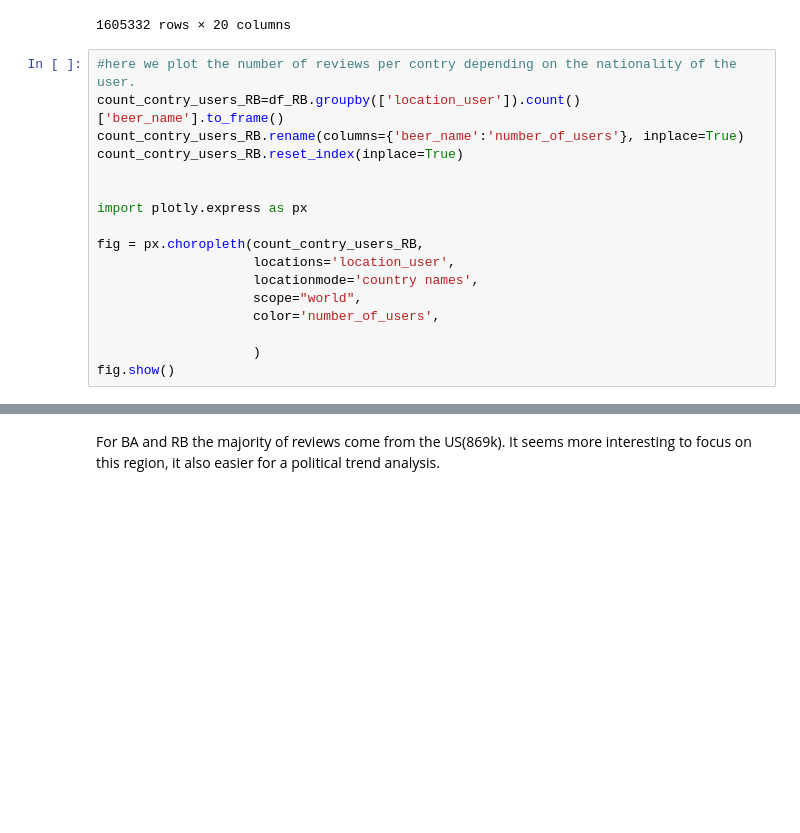
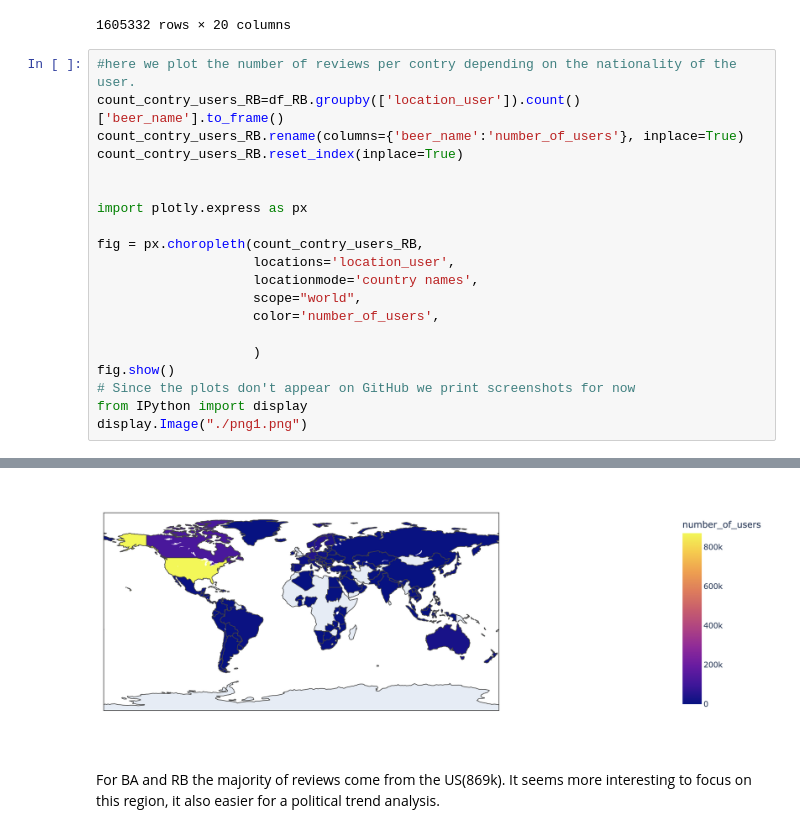
Before and after one commit to epfl-ada/ada-2022-project-datalcoholic, a Jupyter notebook: datalcholic_project_1.ipynb, the cells around one changed output, grey strips where cells are left out. Drawn from its saved outputs; the diff is of its cells as text; blank space fills up the shorter version.

Commit message:
Added screenshots

```diff
--- a/datalcholic_project_1.ipynb
+++ b/datalcholic_project_1.ipynb
@@ -115,4 +115,7 @@ fig = px.choropleth(count_contry_users_RB,
 
                     )
 fig.show()
+# Since the plots don't appear on GitHub we print screenshots for now
+from IPython import display
+display.Image("./png1.png")
 # %% [output]
@@ -121,3 +122,4 @@ fig.show()
+[figure, added]
 # %% [markdown]
 For BA and RB the majority of reviews come from the US(869k). It seems more interesting to focus on this region, it also easier for a political trend analysis.
 # %%
```
Also changed, not shown: parts of 3 cells of this notebook, 3 other files.
